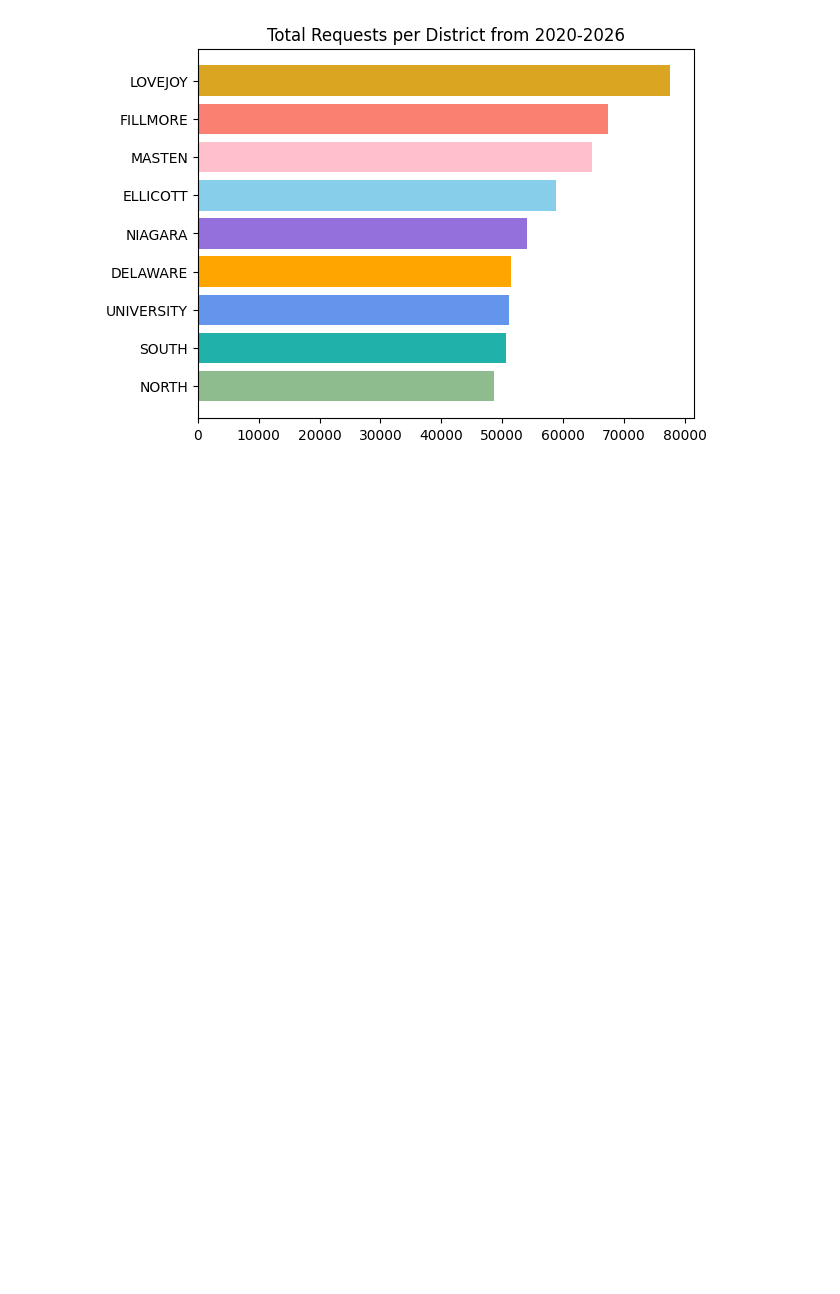
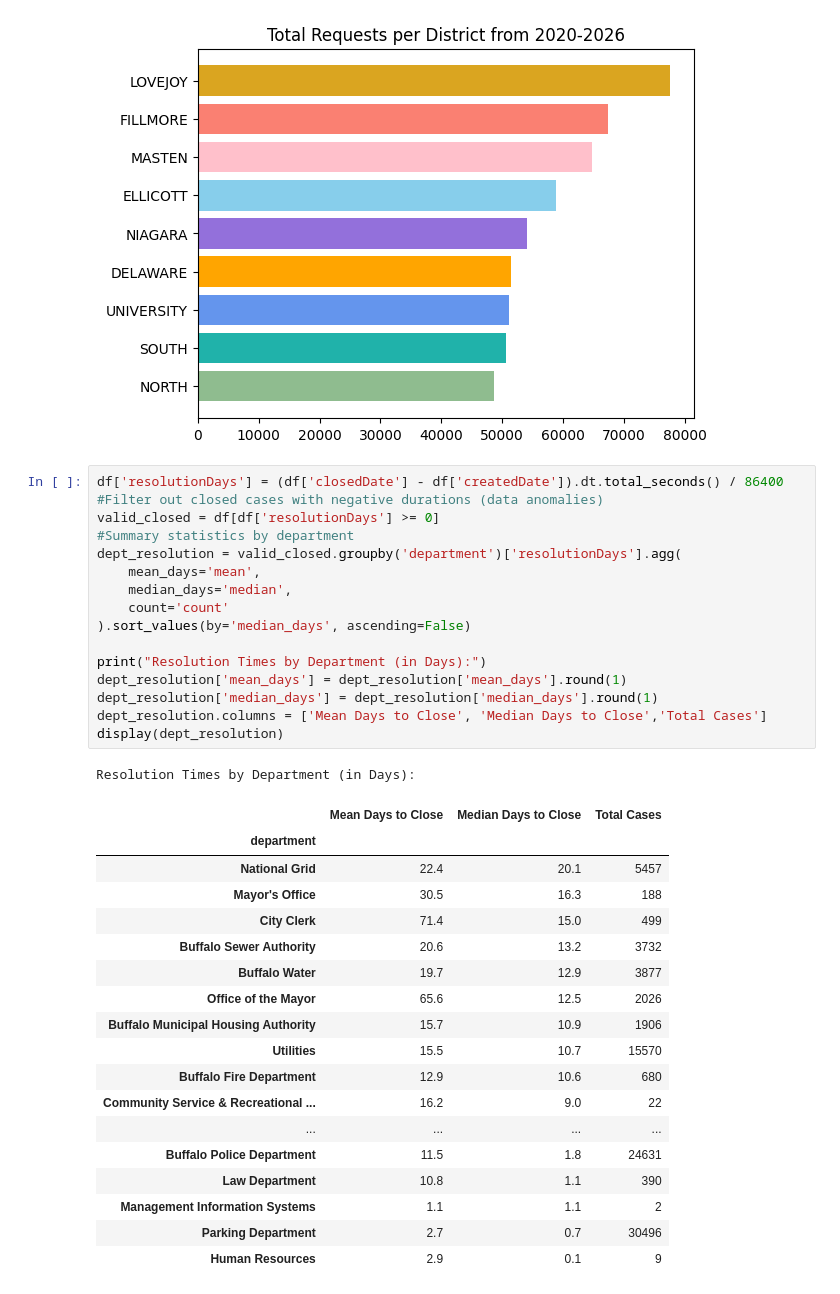
Before and after one commit to JoshuaCongHu/CTRL-Freaks, a Jupyter notebook: src/Buffalo 331 Service Exploratory Data Analytics.ipynb, the cells around one changed output. Cells and saved outputs as stored; diff of their text form; blank space fills up the shorter version.

Commit message:
Added a table for Resolution Time for each Dept

```diff
--- a/src/Buffalo 331 Service Exploratory Data Analytics.ipynb
+++ b/src/Buffalo 331 Service Exploratory Data Analytics.ipynb
@@ -188,3 +188,39 @@ plt.title( "Total Requests per District from 2020-2026")
 plt.show()
 # %% [output]
 [figure]
+# %%
+df['resolutionDays'] = (df['closedDate'] - df['createdDate']).dt.total_seconds() / 86400
+#Filter out closed cases with negative durations (data anomalies)
+valid_closed = df[df['resolutionDays'] >= 0]
+#Summary statistics by department
+dept_resolution = valid_closed.groupby('department')['resolutionDays'].agg(
+    mean_days='mean',
+    median_days='median',
+    count='count'
+).sort_values(by='median_days', ascending=False)
+
+print("Resolution Times by Department (in Days):")
+dept_resolution['mean_days'] = dept_resolution['mean_days'].round(1)
+dept_resolution['median_days'] = dept_resolution['median_days'].round(1)
+dept_resolution.columns = ['Mean Days to Close', 'Median Days to Close','Total Cases']
+display(dept_resolution)
+# %% [output]
+Resolution Times by Department (in Days):
+|  | Mean Days to Close | Median Days to Close | Total Cases |
+| department |  |  |  |
+| National Grid | 22.4 | 20.1 | 5457 |
+| Mayor's Office | 30.5 | 16.3 | 188 |
+| City Clerk | 71.4 | 15.0 | 499 |
+| Buffalo Sewer Authority | 20.6 | 13.2 | 3732 |
+| Buffalo Water | 19.7 | 12.9 | 3877 |
+| Office of the Mayor | 65.6 | 12.5 | 2026 |
+| Buffalo Municipal Housing Authority | 15.7 | 10.9 | 1906 |
+| Utilities | 15.5 | 10.7 | 15570 |
+| Buffalo Fire Department | 12.9 | 10.6 | 680 |
+| Community Service & Recreational ... | 16.2 | 9.0 | 22 |
+| ... | ... | ... | ... |
+| Buffalo Police Department | 11.5 | 1.8 | 24631 |
+| Law Department | 10.8 | 1.1 | 390 |
+| Management Information Systems | 1.1 | 1.1 | 2 |
+| Parking Department | 2.7 | 0.7 | 30496 |
+| Human Resources | 2.9 | 0.1 | 9 |
```
